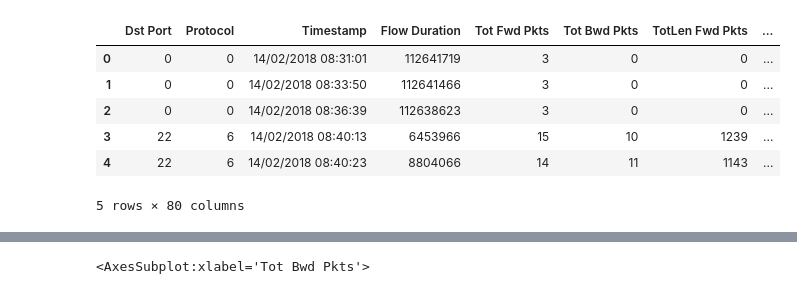
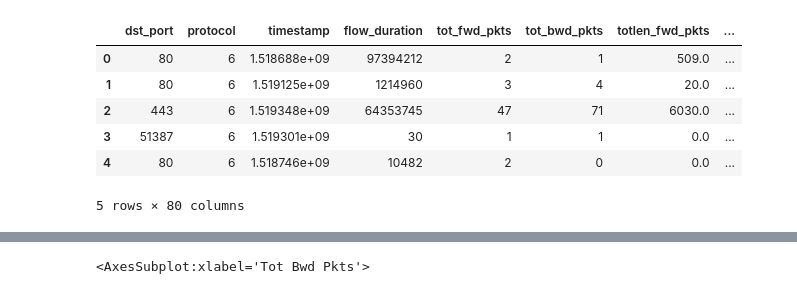
Before and after one commit to dkumares/w251-final-project, a Jupyter notebook: ids_single_node/CSE-CIC-IDS2018_EDA.ipynb, the cells around one changed output, grey strips where cells are left out. Saved outputs shown, nothing was run; the diff lists cells and outputs as text; code cells hidden in the pictures.

```diff
--- a/ids_single_node/CSE-CIC-IDS2018_EDA.ipynb
+++ b/ids_single_node/CSE-CIC-IDS2018_EDA.ipynb
@@ -7,17 +7,17 @@ import matplotlib.pyplot as plt #visualisation
 %matplotlib inline
 sns.set(color_codes=True)
 # %%
-df = pd.read_csv("./Data/CSE-CIC-IDS2018/02-14-2018.csv")
+df = pd.read_csv("../Data/CSE-CIC-IDS2018/IDS-2018-multiclass.csv")
 
 # To display the top 5 rows
 df.head(5)
 # %% [output]
-|  | Dst Port | Protocol | Timestamp | Flow Duration | Tot Fwd Pkts | Tot Bwd Pkts | TotLen Fwd Pkts | ... |
-| 0 | 0 | 0 | 14/02/2018 08:31:01 | 112641719 | 3 | 0 | 0 | ... |
-| 1 | 0 | 0 | 14/02/2018 08:33:50 | 112641466 | 3 | 0 | 0 | ... |
-| 2 | 0 | 0 | 14/02/2018 08:36:39 | 112638623 | 3 | 0 | 0 | ... |
-| 3 | 22 | 6 | 14/02/2018 08:40:13 | 6453966 | 15 | 10 | 1239 | ... |
-| 4 | 22 | 6 | 14/02/2018 08:40:23 | 8804066 | 14 | 11 | 1143 | ... |
+|  | dst_port | protocol | timestamp | flow_duration | tot_fwd_pkts | tot_bwd_pkts | totlen_fwd_pkts | ... |
+| 0 | 80 | 6 | 1.518688e+09 | 97394212 | 2 | 1 | 509.0 | ... |
+| 1 | 80 | 6 | 1.519125e+09 | 1214960 | 3 | 4 | 20.0 | ... |
+| 2 | 443 | 6 | 1.519348e+09 | 64353745 | 47 | 71 | 6030.0 | ... |
+| 3 | 51387 | 6 | 1.519301e+09 | 30 | 1 | 1 | 0.0 | ... |
+| 4 | 80 | 6 | 1.518746e+09 | 10482 | 2 | 0 | 0.0 | ... |
 5 rows × 80 columns
 # %%
 # To display the bottom 5 rows
```
Also changed, not shown: parts of 10 cells of this notebook, 1 other file.
